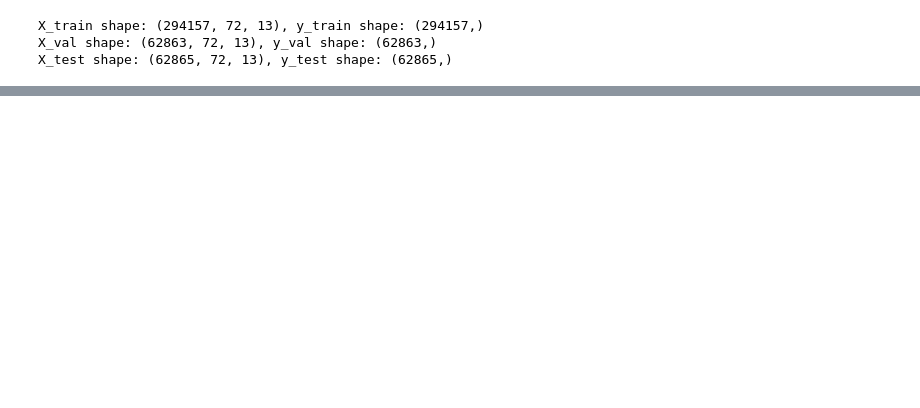
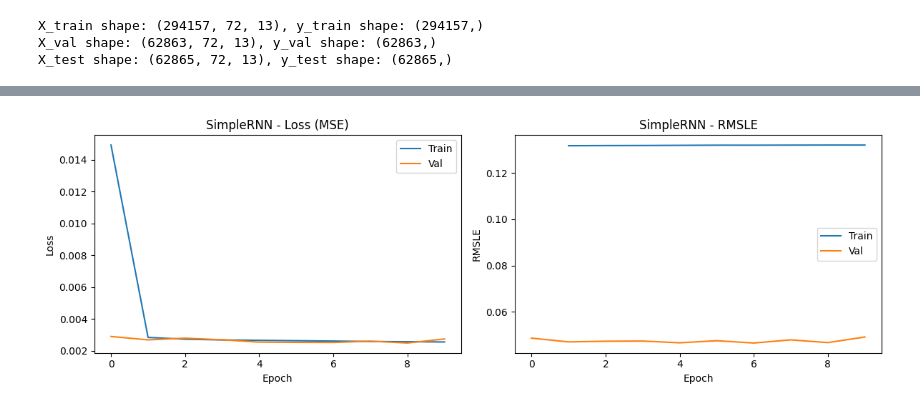
Before and after one commit to jagfoljersolen/deep-learning-cnn-rnn-isep, a Jupyter notebook: RNN/model.ipynb, the cells around one changed output, grey strips where cells are left out. Cells and saved outputs as stored; diff of their text form; code cells hidden in the pictures; blank space fills up the shorter version.

Commit message:
SimpleRNN and LSTM training

```diff
--- a/RNN/model.ipynb
+++ b/RNN/model.ipynb
@@ -134,3 +146,17 @@ print(f"X_test shape: {X_test.shape}, y_test shape: {y_test.shape}")
 X_train shape: (294157, 72, 13), y_train shape: (294157,)
 X_val shape: (62863, 72, 13), y_val shape: (62863,)
 X_test shape: (62865, 72, 13), y_test shape: (62865,)
+# %%
+from keras.models import Sequential
+from keras.layers import SimpleRNN, LSTM, Dense
+
+def rmsle(y_true, y_pred):
+    return tf.sqrt(tf.reduce_mean(tf.square(tf.math.log1p(y_pred) - tf.math.log1p(y_true))))
+
+model_rnn = Sequential([
+    SimpleRNN(32, input_shape=(window_size, X_train.shape[2])),
+    Dense(1)
+])
+
+model_rnn.compile(optimizer='adam', loss='mse', metrics=[rmsle])
+model_rnn.summary()
@@ -136,0 +175,8 @@ X_test shape: (62865, 72, 13), y_test shape: (62865,)
+# %%
+history_rnn = model_rnn.fit(
+    X_train, y_train,
+    epochs=10,
+    batch_size=256,
+    validation_data=(X_val, y_val),
+    verbose=1
+)
@@ -136,0 +205,24 @@ X_test shape: (62865, 72, 13), y_test shape: (62865,)
+# %%
+import matplotlib.pyplot as plt
+plt.figure(figsize=(12, 4))
+
+plt.subplot(1, 2, 1)
+plt.plot(history_rnn.history['loss'], label='Train')
+plt.plot(history_rnn.history['val_loss'], label='Val')
+plt.title('SimpleRNN - Loss (MSE)')
+plt.xlabel('Epoch')
+plt.ylabel('Loss')
+plt.legend()
+
+plt.subplot(1, 2, 2)
+plt.plot(history_rnn.history['rmsle'], label='Train')
+plt.plot(history_rnn.history['val_rmsle'], label='Val')
+plt.title('SimpleRNN - RMSLE')
+plt.xlabel('Epoch')
+plt.ylabel('RMSLE')
+plt.legend()
+
+plt.tight_layout()
+plt.show()
+# %% [output]
+[figure, added]
```
Also changed, not shown: parts of 10 cells of this notebook.
